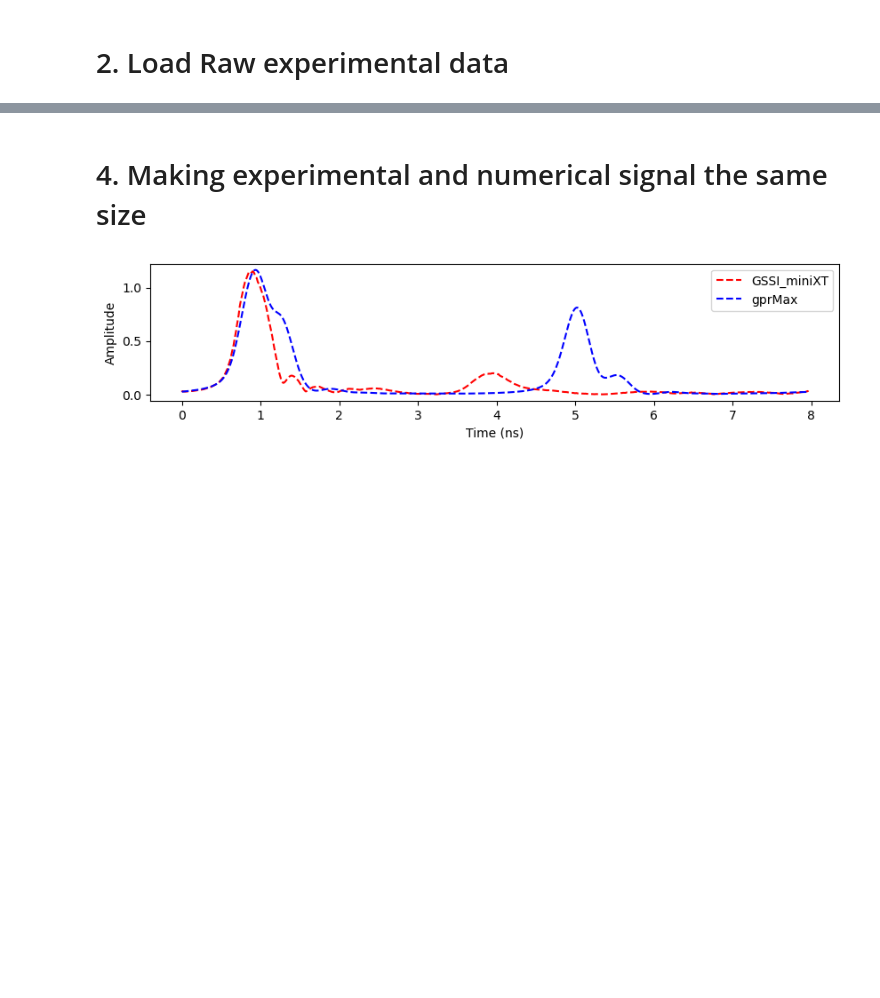
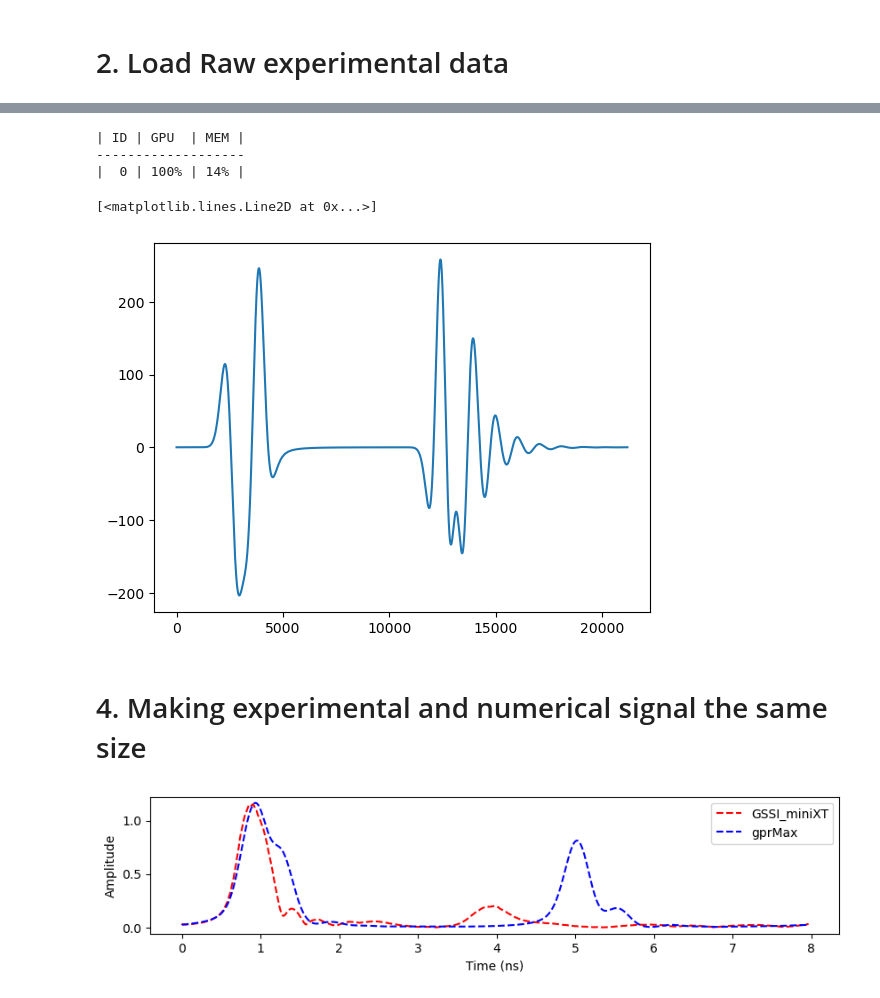
Before and after one commit to ConnervanK/Thesiss, a Jupyter notebook: True_and_Baseline_Models/EMCEE/My_Scripts/Code_BayesianInversion subwavelength.ipynb, the cells around one changed output, grey strips where cells are left out. Drawn from its saved outputs; the diff is of its cells as text; code cells hidden in the pictures; blank space fills up the shorter version.

```diff
--- a/True_and_Baseline_Models/EMCEE/My_Scripts/Code_BayesianInversion parallel.ipynb
+++ b/True_and_Baseline_Models/EMCEE/My_Scripts/Code_BayesianInversion subwavelength.ipynb
@@ -183,3 +179,14 @@ sim = model_2L(p1=14, c1=0, p2=3, c2=0, sd2=0.05)
+# %%
+sim = model_1L(c1=0.01)
+# %% [output]
+| ID | GPU  | MEM |
+-------------------
+|  0 | 100% | 14% |
+# %%
+plt.plot(sim)
+# %% [output]
+[<matplotlib.lines.Line2D at 0x...>]
+[figure, added]
 # %% [markdown]
 # 4. Making experimental and numerical signal the same size
 # %%
```
Also changed, not shown: parts of 7 cells of this notebook, 4 other files.
